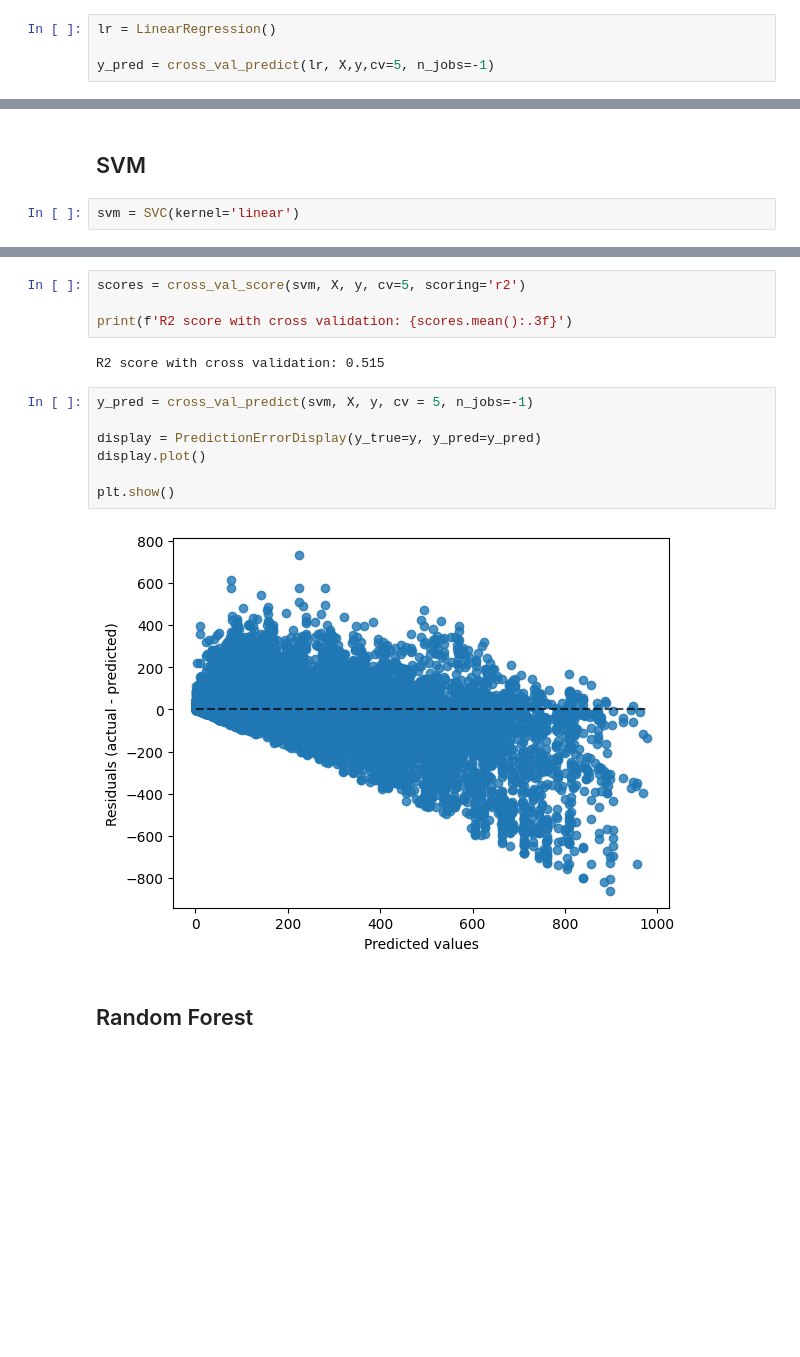
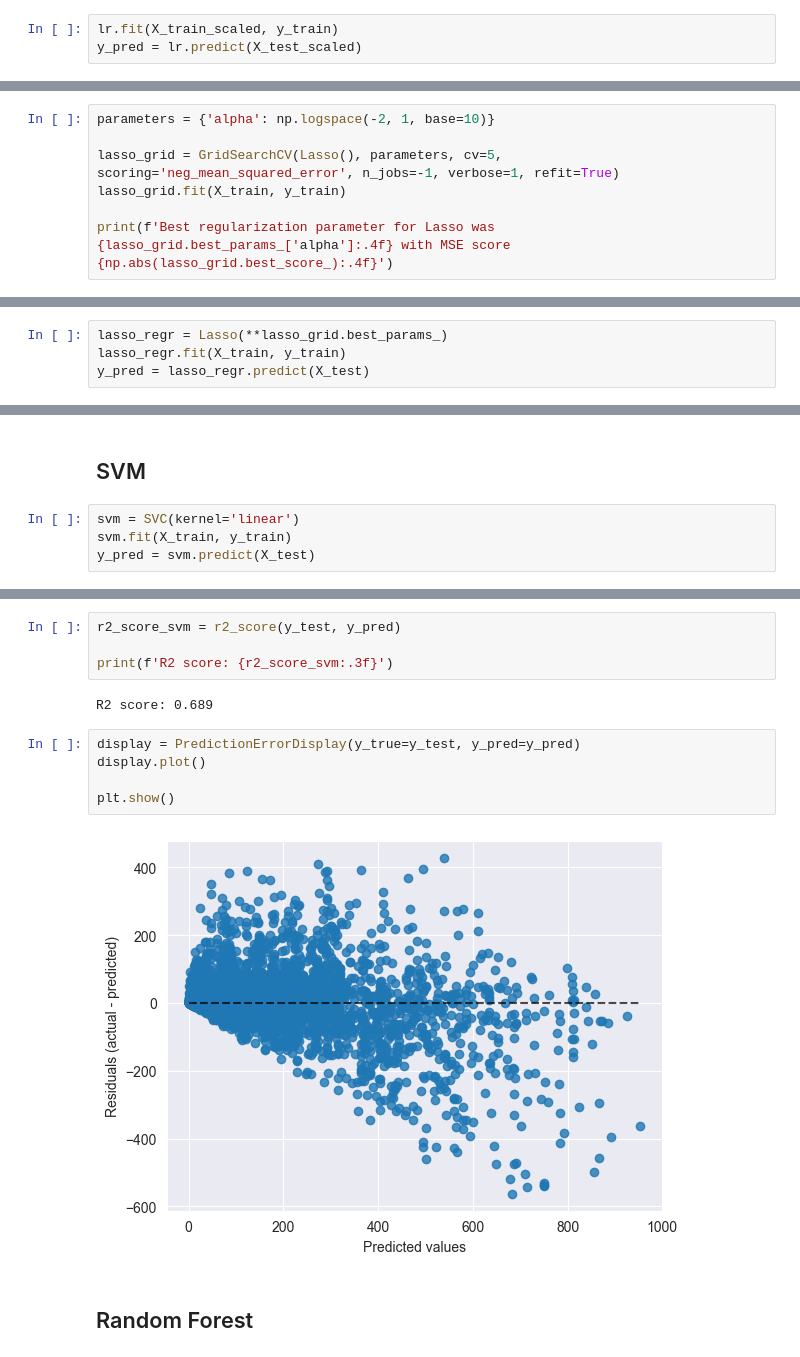
Before and after one commit to Vitalijs-Tickovs/Training_For_Accenture, a Jupyter notebook: Bike_Project/EDA.ipynb, the cells around one changed output, grey strips where cells are left out. Saved outputs shown, nothing was run; the diff lists cells and outputs as text; blank space fills up the shorter version.

Commit message:
Added box plots, some more visualization and finished with training the models

```diff
--- a/Bike_Project/EDA.ipynb
+++ b/Bike_Project/EDA.ipynb
@@ -240,7 +301,6 @@ X_test_scaled['atemp'] = scaler.fit_transform(np.asarray(X_test['atemp']).reshap
 X_train_scaled['hum'] = scaler.fit_transform(np.asarray(X_train['hum']).reshape(-1, 1))
 X_test_scaled['hum'] = scaler.fit_transform(np.asarray(X_test['hum']).reshape(-1, 1))
 # %%
-lr = LinearRegression()
-
-y_pred = cross_val_predict(lr, X,y,cv=5, n_jobs=-1)
+lr.fit(X_train_scaled, y_train)
+y_pred = lr.predict(X_test_scaled)
 # %%
@@ -264,0 +344,7 @@ plt.show()
+# %%
+parameters = {'alpha': np.logspace(-2, 1, base=10)}
+
+lasso_grid = GridSearchCV(Lasso(), parameters, cv=5, scoring='neg_mean_squared_error', n_jobs=-1, verbose=1, refit=True)
+lasso_grid.fit(X_train, y_train)
+
+print(f'Best regularization parameter for Lasso was {lasso_grid.best_params_['alpha']:.4f} with MSE score {np.abs(lasso_grid.best_score_):.4f}')
@@ -264,0 +354,4 @@ plt.show()
+# %%
+lasso_regr = Lasso(**lasso_grid.best_params_)
+lasso_regr.fit(X_train, y_train)
+y_pred = lasso_regr.predict(X_test)
@@ -266,4 +395,6 @@ plt.show()
 ## SVM
 # %%
 svm = SVC(kernel='linear')
+svm.fit(X_train, y_train)
+y_pred = svm.predict(X_test)
 # %%
@@ -275,18 +406,16 @@ Negative mean root squared error score with cross validation: -15982.562
 # %%
-scores = cross_val_score(svm, X, y, cv=5, scoring='r2')
+r2_score_svm = r2_score(y_test, y_pred)
 
-print(f'R2 score with cross validation: {scores.mean():.3f}')
+print(f'R2 score: {r2_score_svm:.3f}')
 # %% [output]
-R2 score with cross validation: 0.515
+R2 score: 0.689
 # %%
-y_pred = cross_val_predict(svm, X, y, cv = 5, n_jobs=-1)
-
-display = PredictionErrorDisplay(y_true=y, y_pred=y_pred)
+display = PredictionErrorDisplay(y_true=y_test, y_pred=y_pred)
 display.plot()
 
 plt.show()
 # %% [output]
-[figure, old version]
+[figure, new version]
 # %% [markdown]
 ## Random Forest
 # %%
```
Also changed, not shown: parts of 51 cells of this notebook.
